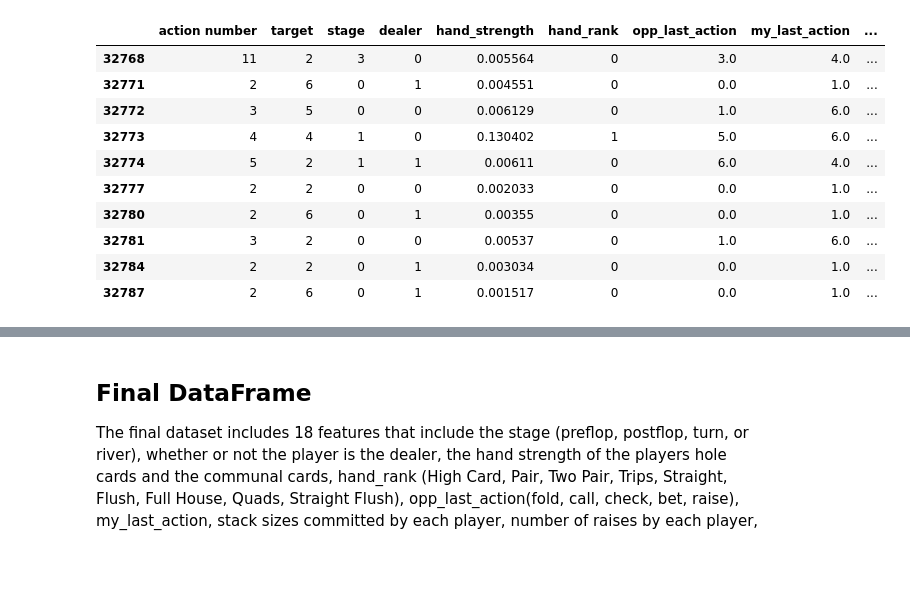
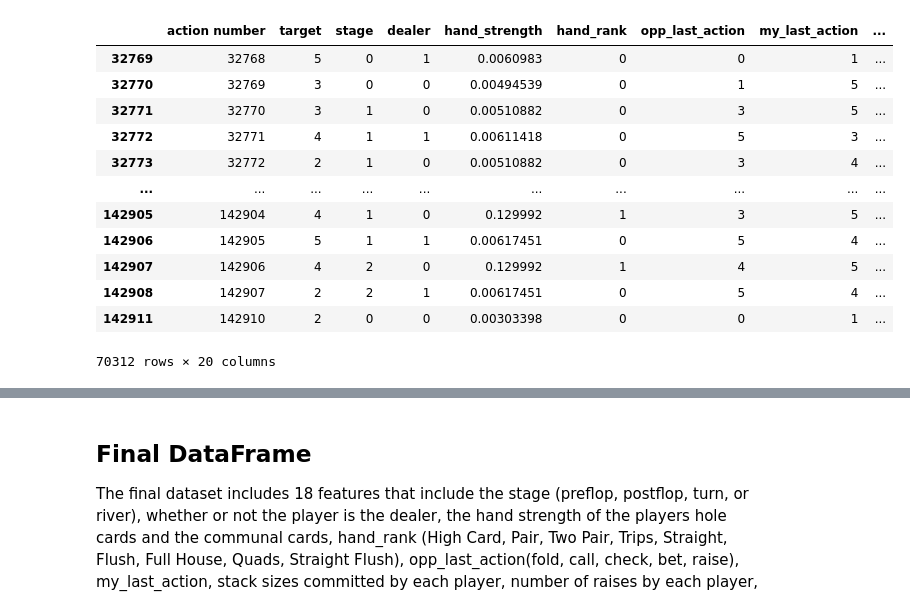
Before and after one commit to zachwdawson/zbot, a Jupyter notebook: zbot/notebooks/DS4400 Milestone.ipynb, the cells around one changed output, grey strips where cells are left out. Saved outputs shown, nothing was run; the diff lists cells and outputs as text; code cells hidden in the pictures; blank space fills up the shorter version.

```diff
--- a/zbot/notebooks/DS4400 Milestone.ipynb
+++ b/zbot/notebooks/DS4400 Milestone.ipynb
@@ -73,49 +73,51 @@ columns = ['action number','target', 'stage', 'dealer', 'hand_strength', 'hand_r
         'my_num_raises_curr_phase', 'opp_num_raises_curr_phase',
         'my_num_raises_total', 'opp_num_raises_total','num_outs',
         'winning_prob','highest_card', 'num_aces', 'num_kings', 'num_queens']
-hands = pd.read_csv('/Users/zacharydawson/artificial-intelligence/poker/data/hand_histories/test.csv', names=columns)
+hands = pd.read_csv('/Users/zacharydawson/artificial-intelligence/poker/data/hand_histories/overnight_1.csv', names=columns)
 hands = hands.drop(0, axis=0)
 hands = hands.fillna(0)
 np.max(hands['winning_prob'].astype(float))
 hands['target'].astype(int).unique()
 hands.astype({'action number': 'float', 'target': 'int32','stage': 'int32','dealer': 'bool','hand_strength': 'float','hand_rank': 'object',
              'opp_last_action': 'int32','my_last_action': 'int32','my_stack_committed_curr_phase': 'float','opp_stack_committed_curr_phase': 'float',
               'my_num_raises_curr_phase': 'float','opp_num_raises_curr_phase': 'float', 'my_num_raises_total': 'float',
              'opp_num_raises_total': 'float', 'num_outs': 'int32', 'winning_prob': 'float','highest_card': 'int32',
              'num_aces': 'int32','num_kings': 'int32','num_queens': 'int32'}).dtypes
 hands['action number'] = hands['action number'].astype(int)
 hands['dealer'] = hands['dealer'] * 1
 hands = hands[(hands.target == 2)| (hands.target == 3) | (hands.target == 4) | (hands.target == 5) | (hands.target == 6)] ## remove all actions that are not check, call, bet, or fold: (all non-mandatory actions)
 
 hand_ranks={
     'High Card':0,
     'Pair':1,
     'Two Pair':2,
     'Trips':3,
     'Straight':4,
     'Flush': 5,
     'Full House': 6,
     'Quads': 7,
     'Straight Flush': 8
 }
 
 hands['hand_rank'] = hands['hand_rank'].map(hand_ranks)
 hands['hand_rank'] = hands['hand_rank'].astype(int)
 hands['winning_prob'] = hands['winning_prob'] / 100
 
-hands.head(10)
+hands
 # %% [output]
 |  | action number | target | stage | dealer | hand_strength | hand_rank | opp_last_action | my_last_action | ... |
-| 32768 | 11 | 2 | 3 | 0 | 0.005564 | 0 | 3.0 | 4.0 | ... |
-| 32771 | 2 | 6 | 0 | 1 | 0.004551 | 0 | 0.0 | 1.0 | ... |
-| 32772 | 3 | 5 | 0 | 0 | 0.006129 | 0 | 1.0 | 6.0 | ... |
-| 32773 | 4 | 4 | 1 | 0 | 0.130402 | 1 | 5.0 | 6.0 | ... |
-| 32774 | 5 | 2 | 1 | 1 | 0.00611 | 0 | 6.0 | 4.0 | ... |
-| 32777 | 2 | 2 | 0 | 0 | 0.002033 | 0 | 0.0 | 1.0 | ... |
-| 32780 | 2 | 6 | 0 | 1 | 0.00355 | 0 | 0.0 | 1.0 | ... |
-| 32781 | 3 | 2 | 0 | 0 | 0.00537 | 0 | 1.0 | 6.0 | ... |
-| 32784 | 2 | 2 | 0 | 1 | 0.003034 | 0 | 0.0 | 1.0 | ... |
-| 32787 | 2 | 6 | 0 | 1 | 0.001517 | 0 | 0.0 | 1.0 | ... |
+| 32769 | 32768 | 5 | 0 | 1 | 0.0060983 | 0 | 0 | 1 | ... |
+| 32770 | 32769 | 3 | 0 | 0 | 0.00494539 | 0 | 1 | 5 | ... |
+| 32771 | 32770 | 3 | 1 | 0 | 0.00510882 | 0 | 3 | 5 | ... |
+| 32772 | 32771 | 4 | 1 | 1 | 0.00611418 | 0 | 5 | 3 | ... |
+| 32773 | 32772 | 2 | 1 | 0 | 0.00510882 | 0 | 3 | 4 | ... |
+| ... | ... | ... | ... | ... | ... | ... | ... | ... | ... |
+| 142905 | 142904 | 4 | 1 | 0 | 0.129992 | 1 | 3 | 5 | ... |
+| 142906 | 142905 | 5 | 1 | 1 | 0.00617451 | 0 | 5 | 4 | ... |
+| 142907 | 142906 | 4 | 2 | 0 | 0.129992 | 1 | 4 | 5 | ... |
+| 142908 | 142907 | 2 | 2 | 1 | 0.00617451 | 0 | 5 | 4 | ... |
+| 142911 | 142910 | 2 | 0 | 0 | 0.00303398 | 0 | 0 | 1 | ... |
+70312 rows × 20 columns
 # %%
 target = hands['target']
 options = {
```
Also changed, not shown: parts of 12 cells of this notebook, 20 other files.
